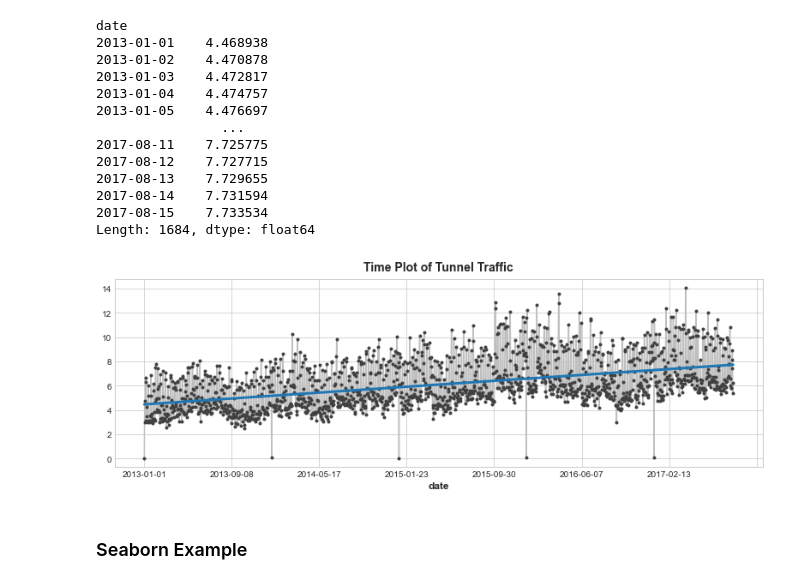
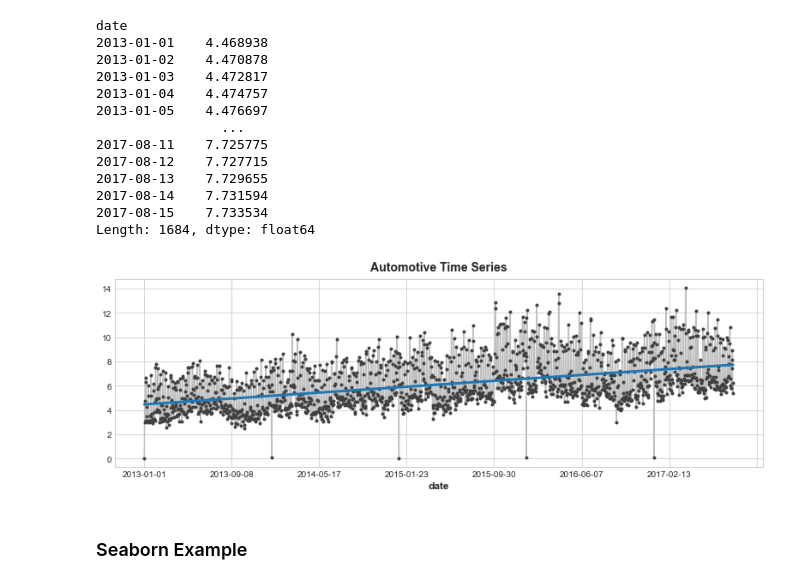
Before and after one commit to AndyLeeProjects/Store_Sales_Forecasting, a Jupyter notebook: Time_Series/automotive_sample.ipynb, the cells around one changed output. Cells and saved outputs as stored; diff of their text form; code cells hidden in the pictures.

```diff
--- a/Time_Series/automotive_sample.ipynb
+++ b/Time_Series/automotive_sample.ipynb
@@ -66,28 +66,28 @@ Length: 1684, dtype: float64
 # %%
 plt.style.use("seaborn-whitegrid")
 plt.rc("figure", autolayout=True, figsize=(11, 4))
 plt.rc(
     "axes",
     labelweight="bold",
     labelsize="large",
     titleweight="bold",
     titlesize=14,
     titlepad=10,
 )
 plot_params = dict(
     color="0.75",
     style=".-",
     markeredgecolor="0.25",
     markerfacecolor="0.25",
     legend=False,
 )
 
 ax = y.plot(**plot_params)
 ax = y_pred.plot(ax=ax, linewidth=3)
-ax.set_title('Time Plot of Tunnel Traffic')
+ax.set_title('Automotive Time Series')
 plt.show()
 # %% [output]
-[figure, old version]
+[figure, new version]
 # %% [markdown]
 ### Seaborn Example
 # %%
```
Also changed, not shown: parts of 10 cells of this notebook, 10 other files.
